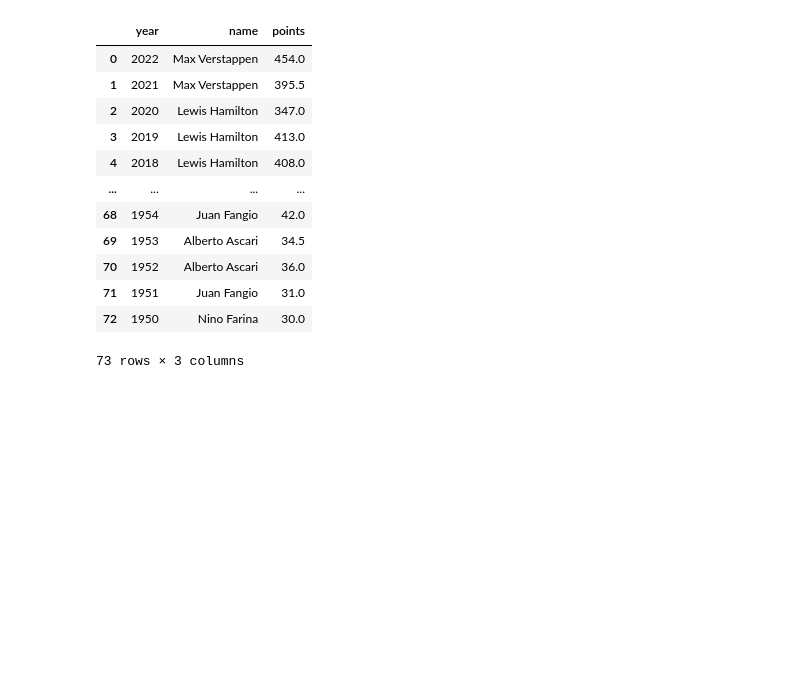
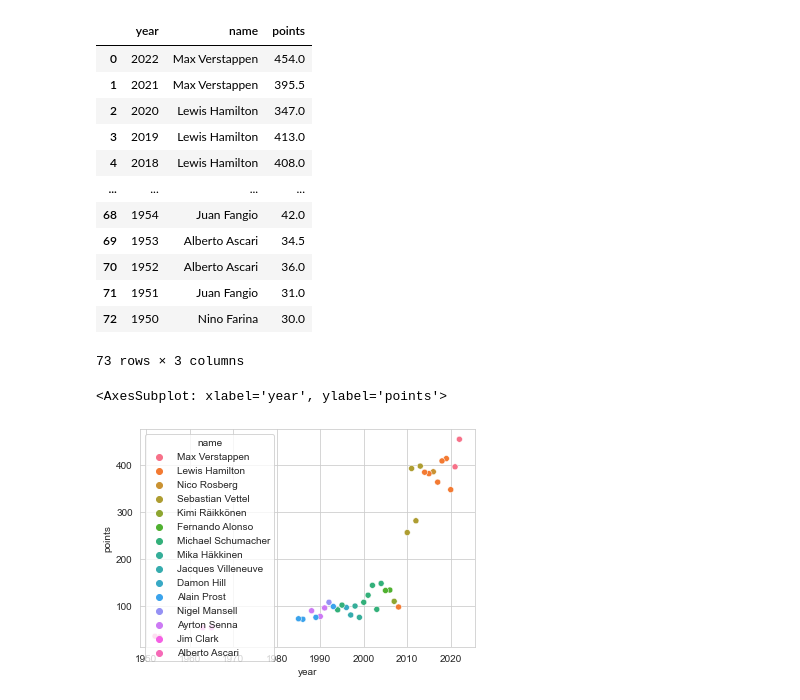
Before and after one commit to soyuz108/EDA-Formula-1-Drivers, a Jupyter notebook: drivers_analysis.ipynb, the cells around one changed output. Drawn from its saved outputs; the diff is of its cells as text; code cells hidden in the pictures; blank space fills up the shorter version.

```diff
--- a/drivers_analysis.ipynb
+++ b/drivers_analysis.ipynb
@@ -317,5 +323,13 @@ title_winners_by_year
 | 71 | 1951 | Juan Fangio | 31.0 |
 | 72 | 1950 | Nino Farina | 30.0 |
 73 rows × 3 columns
+# %%
+# Subset from the created winners list to visualize data
+filted_winners = title_winners_by_year[title_winners_by_year.name.isin(wins_name_list)]
+# Create a line plot
+sns.scatterplot(x="year", y="points", hue="name", data=filted_winners)
+# %% [output]
+<AxesSubplot: xlabel='year', ylabel='points'>
+[figure, added]
 # %%
 # Calculate the total number for every Grand Prix ever held
```
Also changed, not shown: parts of 6 cells of this notebook.
